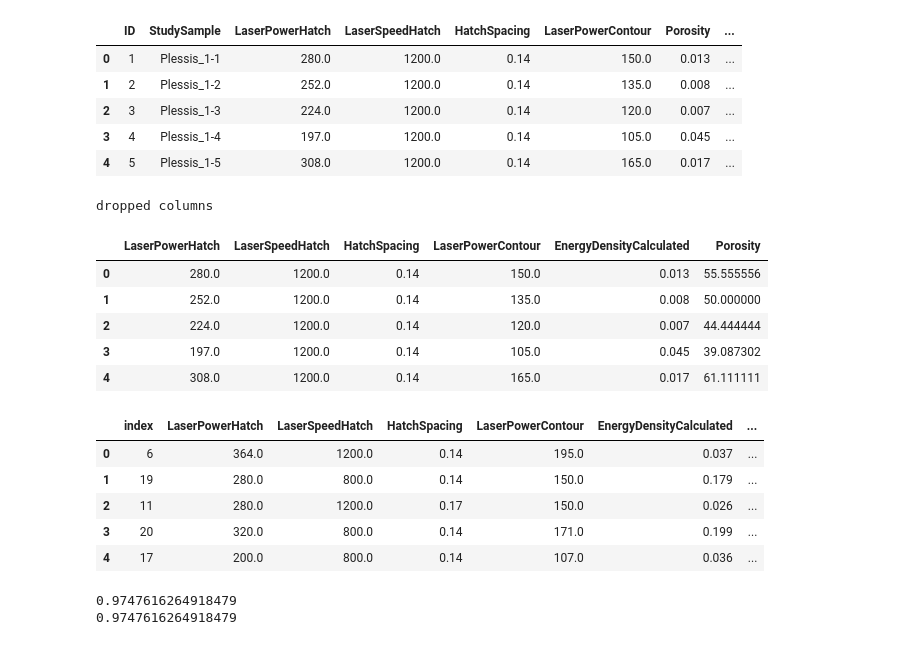
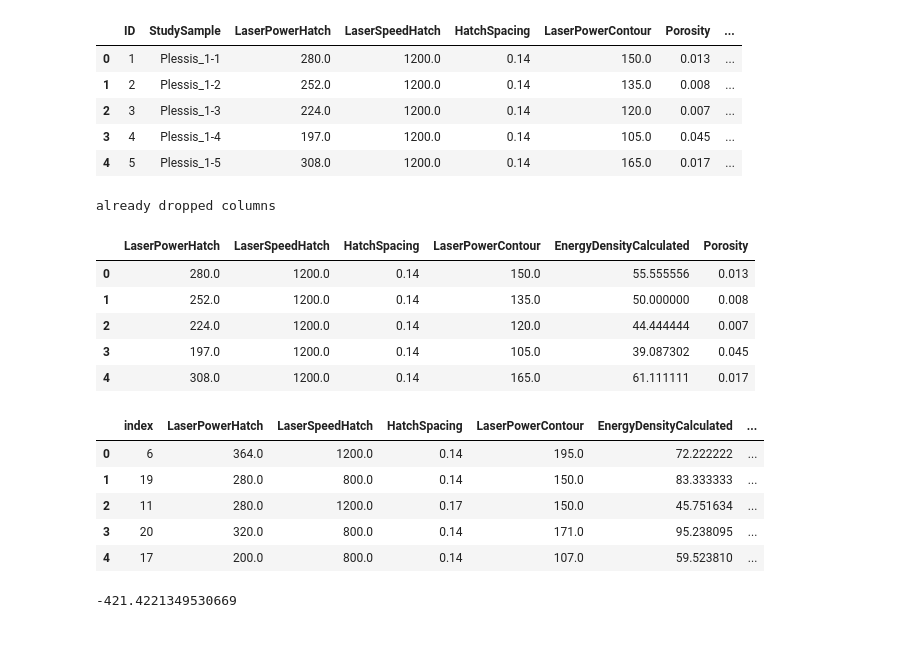
Before and after one commit to wgobrien/am-research, a Jupyter notebook: notebooks/research_paper_analysis.ipynb, the cells around one changed output. Saved outputs shown, nothing was run; the diff lists cells and outputs as text; code cells hidden in the pictures.

```diff
--- a/notebooks/research_paper_analysis.ipynb
+++ b/notebooks/research_paper_analysis.ipynb
@@ -19,19 +19,19 @@ alloy_title = params.Powder[0]
 # %%
 try:
     params = params.drop(["ID","StudySample","HatchOffsetFromCountour", "MicroCTScan", "LayerHeight", "Machine", "Powder"], axis=1)
     print("dropped columns")
 except:
     print("already dropped columns")
-params.columns = ["LaserPowerHatch","LaserSpeedHatch","HatchSpacing","LaserPowerContour","EnergyDensityCalculated","Porosity"]
+params = params[["LaserPowerHatch","LaserSpeedHatch","HatchSpacing","LaserPowerContour","EnergyDensityCalculated","Porosity"]]
 params.head()
 # %% [output]
-dropped columns
+already dropped columns
 |  | LaserPowerHatch | LaserSpeedHatch | HatchSpacing | LaserPowerContour | EnergyDensityCalculated | Porosity |
-| 0 | 280.0 | 1200.0 | 0.14 | 150.0 | 0.013 | 55.555556 |
-| 1 | 252.0 | 1200.0 | 0.14 | 135.0 | 0.008 | 50.000000 |
-| 2 | 224.0 | 1200.0 | 0.14 | 120.0 | 0.007 | 44.444444 |
-| 3 | 197.0 | 1200.0 | 0.14 | 105.0 | 0.045 | 39.087302 |
-| 4 | 308.0 | 1200.0 | 0.14 | 165.0 | 0.017 | 61.111111 |
+| 0 | 280.0 | 1200.0 | 0.14 | 150.0 | 55.555556 | 0.013 |
+| 1 | 252.0 | 1200.0 | 0.14 | 135.0 | 50.000000 | 0.008 |
+| 2 | 224.0 | 1200.0 | 0.14 | 120.0 | 44.444444 | 0.007 |
+| 3 | 197.0 | 1200.0 | 0.14 | 105.0 | 39.087302 | 0.045 |
+| 4 | 308.0 | 1200.0 | 0.14 | 165.0 | 61.111111 | 0.017 |
 # %%
 split_pct = .25
 seed = 100
@@ -41,27 +41,23 @@ test_data = params.drop(train_data.index).sample(frac=1, random_state=seed).rese
 train_data.head()
 # %% [output]
 |  | index | LaserPowerHatch | LaserSpeedHatch | HatchSpacing | LaserPowerContour | EnergyDensityCalculated | ... |
-| 0 | 6 | 364.0 | 1200.0 | 0.14 | 195.0 | 0.037 | ... |
-| 1 | 19 | 280.0 | 800.0 | 0.14 | 150.0 | 0.179 | ... |
-| 2 | 11 | 280.0 | 1200.0 | 0.17 | 150.0 | 0.026 | ... |
-| 3 | 20 | 320.0 | 800.0 | 0.14 | 171.0 | 0.199 | ... |
-| 4 | 17 | 200.0 | 800.0 | 0.14 | 107.0 | 0.036 | ... |
+| 0 | 6 | 364.0 | 1200.0 | 0.14 | 195.0 | 72.222222 | ... |
+| 1 | 19 | 280.0 | 800.0 | 0.14 | 150.0 | 83.333333 | ... |
+| 2 | 11 | 280.0 | 1200.0 | 0.17 | 150.0 | 45.751634 | ... |
+| 3 | 20 | 320.0 | 800.0 | 0.14 | 171.0 | 95.238095 | ... |
+| 4 | 17 | 200.0 | 800.0 | 0.14 | 107.0 | 59.523810 | ... |
 # %%
 train_vals = train_data.values
 test_vals = test_data.values
-X = train_vals[:,1:-2]
-y = train_vals[:,:-2:-1]
-Xtest = test_vals[:,1:-2]
-ytest = test_vals[:,:-2:-1]
+X = train_vals[:,-2].reshape(-1,1)
+y = train_vals[:,-1].reshape(-1, 1)
 
-model1 = LinearRegression()
-model1.fit(X, y)
+Xtest = test_vals[:,-2].reshape(-1, 1)
+ytest = test_vals[:,-1].reshape(-1, 1)
 
 model2 = LinearRegression()
 model2.fit(X, y.T[0])
 
-print(model1.score(Xtest, ytest))
 print(model2.score(Xtest, ytest))
 # %% [output]
-0.9747616264918479
-0.9747616264918479
+-421.4221349530669
```
Also changed, not shown: parts of 5 cells of this notebook, 14 other files.
